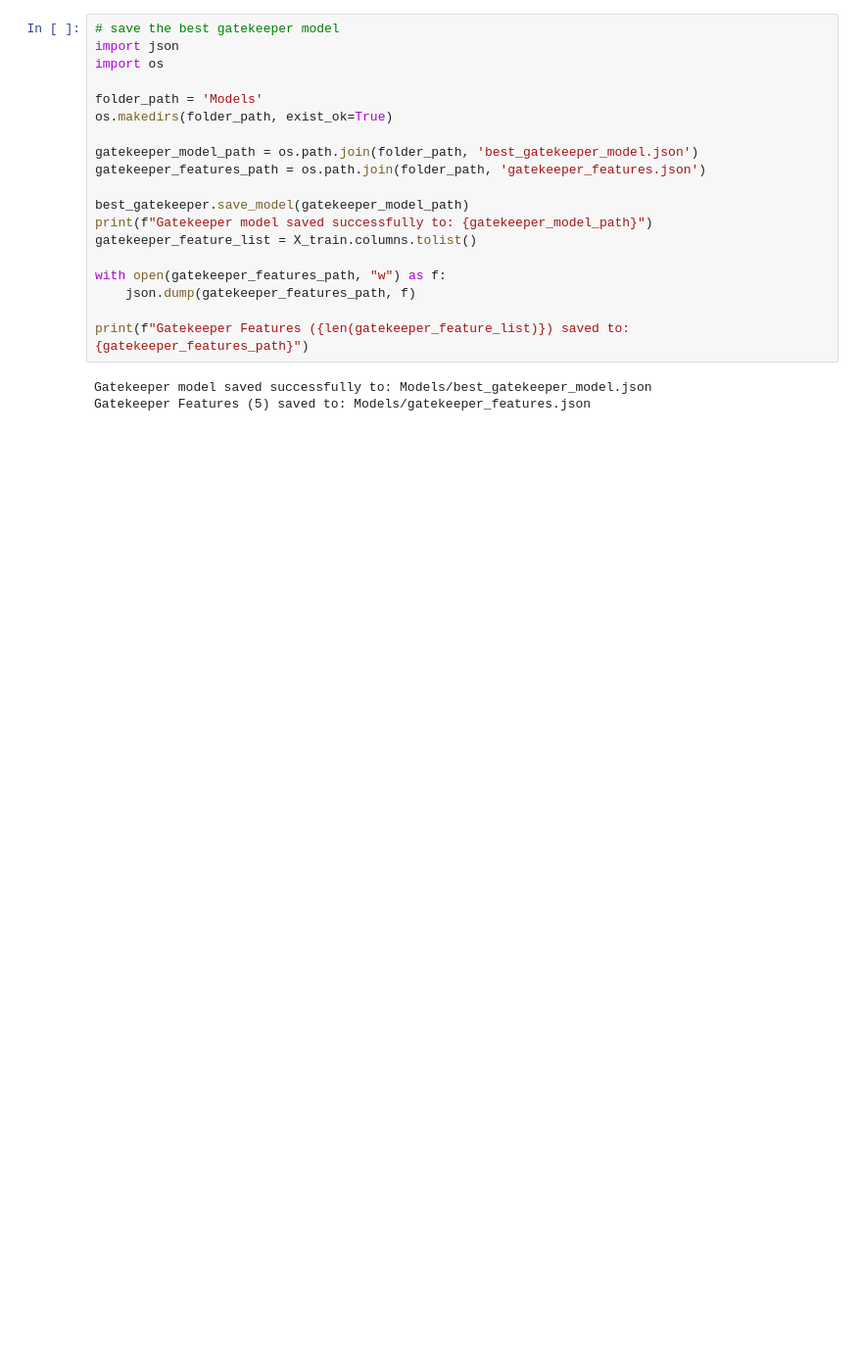
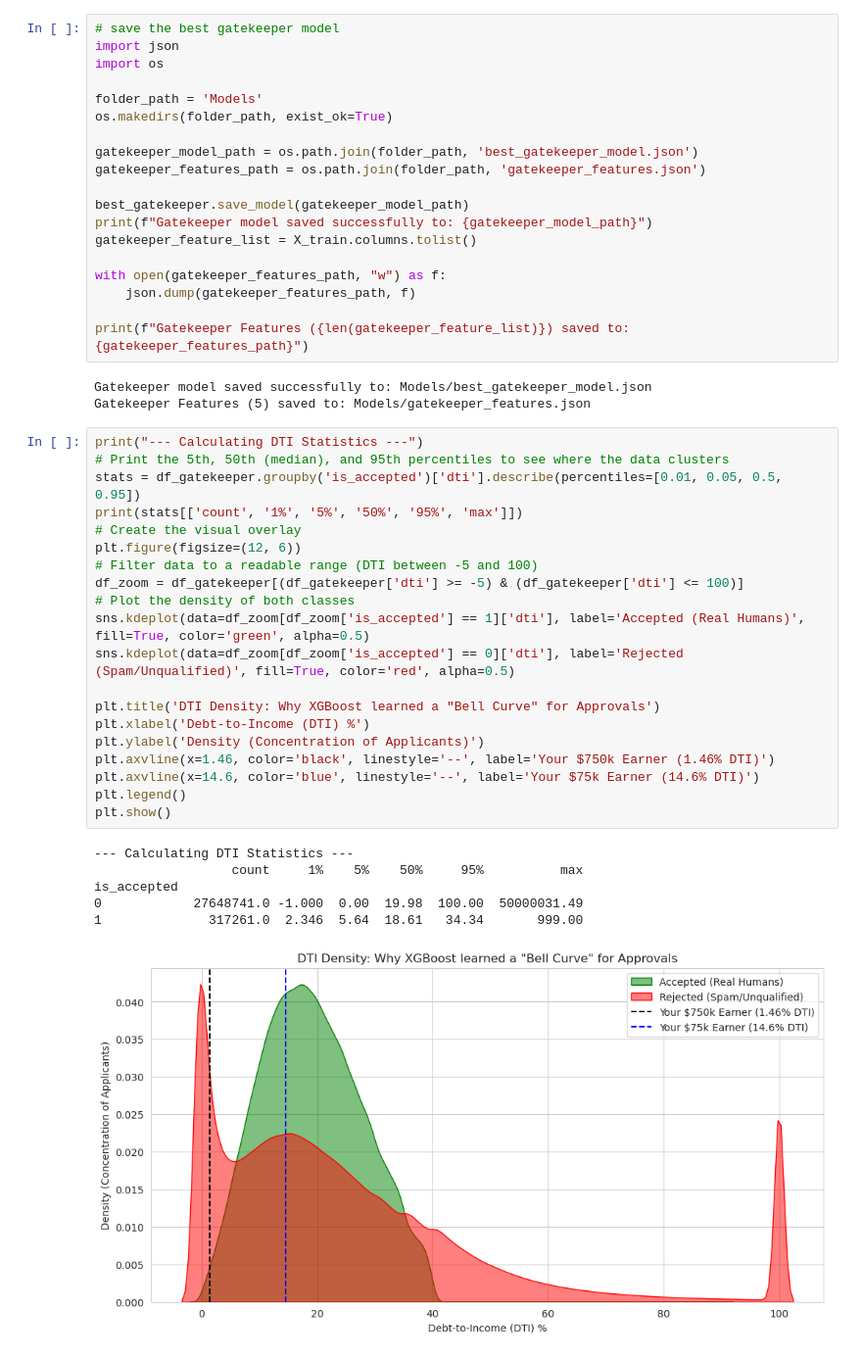
Before and after one commit to chaboihenry/Credit-Risk, a Jupyter notebook: Code/Gatekeeper_Model.ipynb, the cells around one changed output. Shown at 98% size. Drawn from its saved outputs; the diff is of its cells as text; blank space fills up the shorter version.

```diff
--- a/Code/Gatekeeper_Model.ipynb
+++ b/Code/Gatekeeper_Model.ipynb
@@ -571,3 +571,30 @@ print(f"Gatekeeper Features ({len(gatekeeper_feature_list)}) saved to: {gatekeep
 # %% [output]
 Gatekeeper model saved successfully to: Models/best_gatekeeper_model.json
 Gatekeeper Features (5) saved to: Models/gatekeeper_features.json
+# %%
+print("--- Calculating DTI Statistics ---")
+# Print the 5th, 50th (median), and 95th percentiles to see where the data clusters
+stats = df_gatekeeper.groupby('is_accepted')['dti'].describe(percentiles=[0.01, 0.05, 0.5, 0.95])
+print(stats[['count', '1%', '5%', '50%', '95%', 'max']])
+# Create the visual overlay
+plt.figure(figsize=(12, 6))
+# Filter data to a readable range (DTI between -5 and 100)
+df_zoom = df_gatekeeper[(df_gatekeeper['dti'] >= -5) & (df_gatekeeper['dti'] <= 100)]
+# Plot the density of both classes
+sns.kdeplot(data=df_zoom[df_zoom['is_accepted'] == 1]['dti'], label='Accepted (Real Humans)', fill=True, color='green', alpha=0.5)
+sns.kdeplot(data=df_zoom[df_zoom['is_accepted'] == 0]['dti'], label='Rejected (Spam/Unqualified)', fill=True, color='red', alpha=0.5)
+
+plt.title('DTI Density: Why XGBoost learned a "Bell Curve" for Approvals')
+plt.xlabel('Debt-to-Income (DTI) %')
+plt.ylabel('Density (Concentration of Applicants)')
+plt.axvline(x=1.46, color='black', linestyle='--', label='Your $750k Earner (1.46% DTI)')
+plt.axvline(x=14.6, color='blue', linestyle='--', label='Your $75k Earner (14.6% DTI)')
+plt.legend()
+plt.show()
+# %% [output]
+--- Calculating DTI Statistics ---
+                  count     1%    5%    50%     95%          max
+is_accepted
+0            27648741.0 -1.000  0.00  19.98  100.00  50000031.49
+1              317261.0  2.346  5.64  18.61   34.34       999.00
+[figure, added]
```
Also changed, not shown: parts of 14 cells of this notebook, 4 other files.
